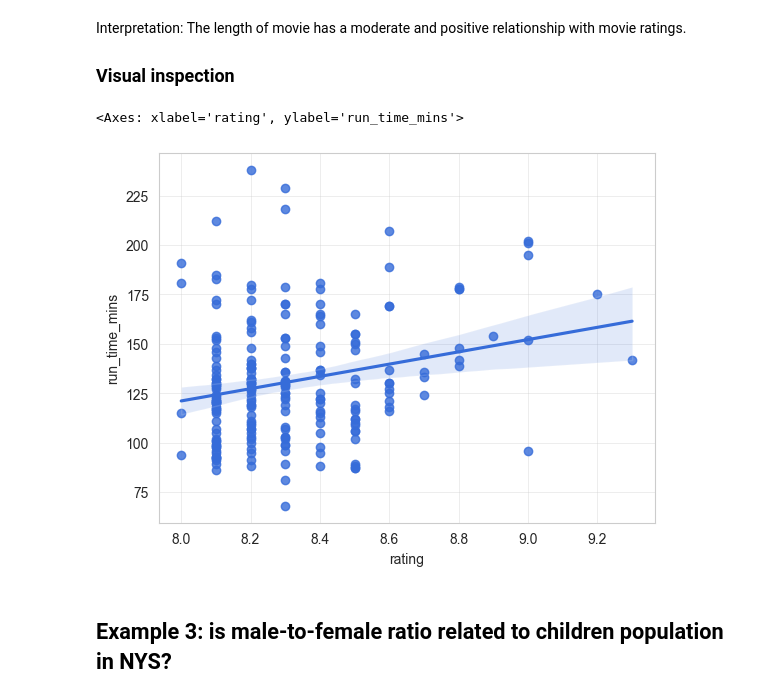
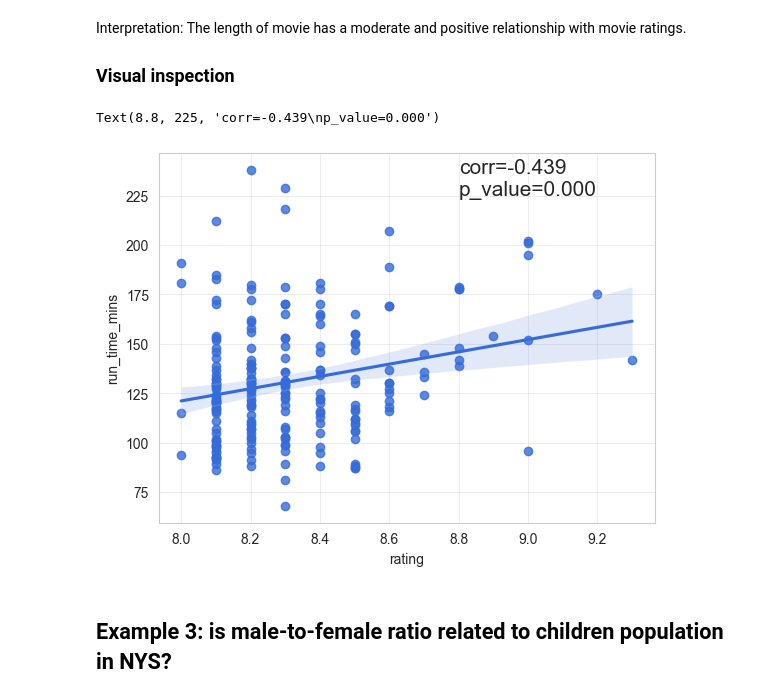
Before and after one commit to jieshu-wang-SBU/EST389_371_2026_spring, a Jupyter notebook: lectures/10-statistic_analysis_and_regression/10-05_Correlation.ipynb, the cells around one changed output. Drawn from its saved outputs; the diff is of its cells as text; code cells hidden in the pictures.

```diff
--- a/lectures/10-statistic_analysis_and_regression/10-05_Correlation.ipynb
+++ b/lectures/10-statistic_analysis_and_regression/10-05_Correlation.ipynb
@@ -101,10 +103,11 @@ Interpretation: The length of movie has a moderate and positive relationship wit
 ### Visual inspection
 # %%
 sns.set_style("whitegrid")
-sns.regplot(data=clean_df, x="rating", y="run_time_mins")
+g=sns.regplot(data=clean_df, x="rating", y="run_time_mins")
+g.text(x=8.8, y=225, s=f"{corr=:.3f}\n{p_value=:.3f}", fontsize=15)
 # %% [output]
-<Axes: xlabel='rating', ylabel='run_time_mins'>
+Text(8.8, 225, 'corr=-0.439\np_value=0.000')
-[figure, old version]
+[figure, new version]
 # %% [markdown]
 ## Example 3: is male-to-female ratio related to children population in NYS?
 # %%
```
Also changed, not shown: parts of 2 cells of this notebook, 1 other file.
